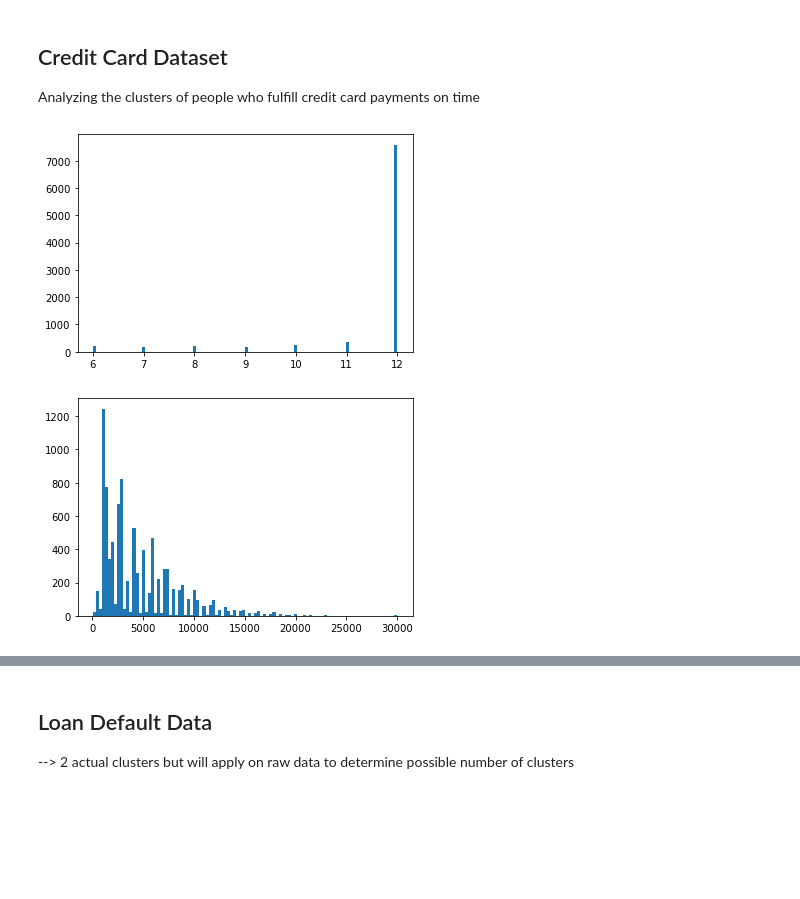
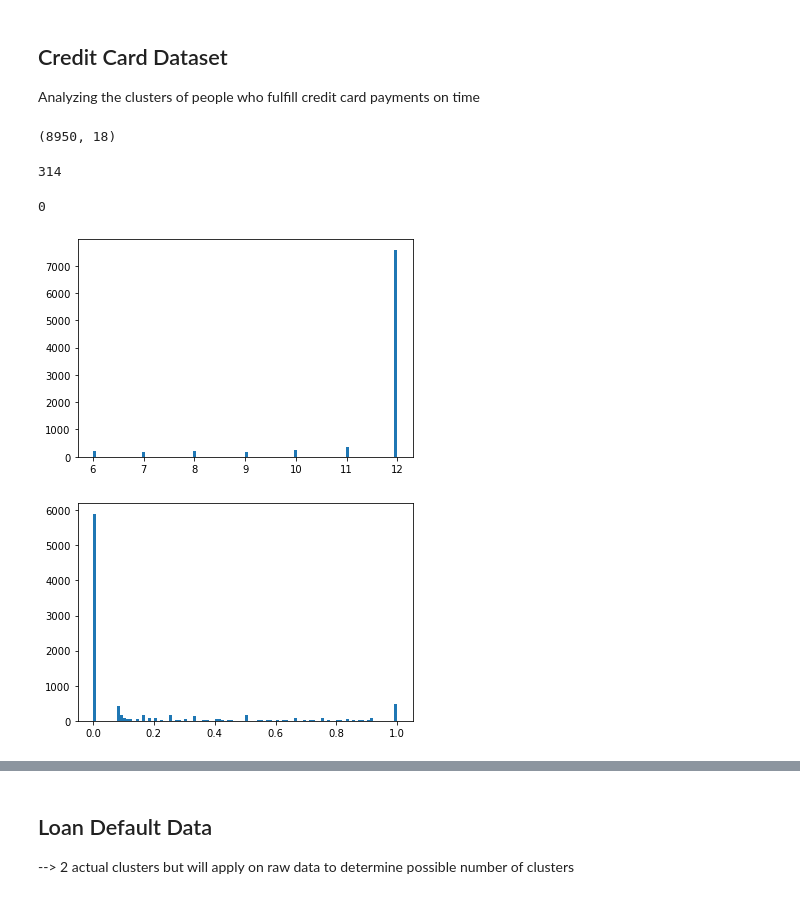
Before and after one commit to krutalp/MCFDS-Manifold-Learning, a Jupyter notebook: General_Visualizations.ipynb, the cells around one changed output, grey strips where cells are left out. Saved outputs shown, nothing was run; the diff lists cells and outputs as text; code cells hidden in the pictures; blank space fills up the shorter version.

Commit message:
TSNE done, datasets cleaned and updates, viz added

```diff
--- a/General_Visualizations.ipynb
+++ b/General_Visualizations.ipynb
@@ -45,3 +45,24 @@ plt.show()
 ## Credit Card Dataset
 
 Analyzing the clusters of people who fulfill credit card payments on time
+# %%
+import pandas as pd
+
+cc_df = pd.read_csv('Datasets\CC General.csv')
+print(cc_df.shape)
+nan_count = cc_df.isna().sum().sum()
+nan_count
+# %% [output]
+(8950, 18)
+314
+# %%
+cols = [i for i in cc_df.columns][1:]
+
+for i in cols:
+    cc_df[i].fillna((cc_df[i].mean()), inplace=True)
+# %%
+# fill in the null values with mean along the attribute column
+nan_count = cc_df.isna().sum().sum()
+nan_count
+# %% [output]
+0
@@ -48,19 +72,14 @@ Analyzing the clusters of people who fulfill credit card payments on time
 # %%
-import pandas as pd
-
-
-df = pd.read_csv('Datasets\CC General.csv')
-
 # create clusters of the tensure of credit card usage for a customer
 # see if this is possible by extracting distirbution of tenure column --> important to limit imbalance of the data
-tenure_data = df['TENURE'].to_list()
+tenure_data = cc_df['TENURE'].to_list()
 plt.hist(tenure_data, bins = 100)
 plt.show()  # extremely imbalanced --> cannot efficiently generate clusters for this
 
 # try clusters for the credit limit data
-crd_lim = df['CREDIT_LIMIT'].to_list()
+crd_lim = cc_df['PRC_FULL_PAYMENT'].to_list()
 plt.hist(crd_lim, bins = 100)
 plt.show()
 # %% [output]
 [figure]
-[figure, old version]
+[figure, new version]
```
Also changed, not shown: parts of 15 cells of this notebook, 3 other files.
